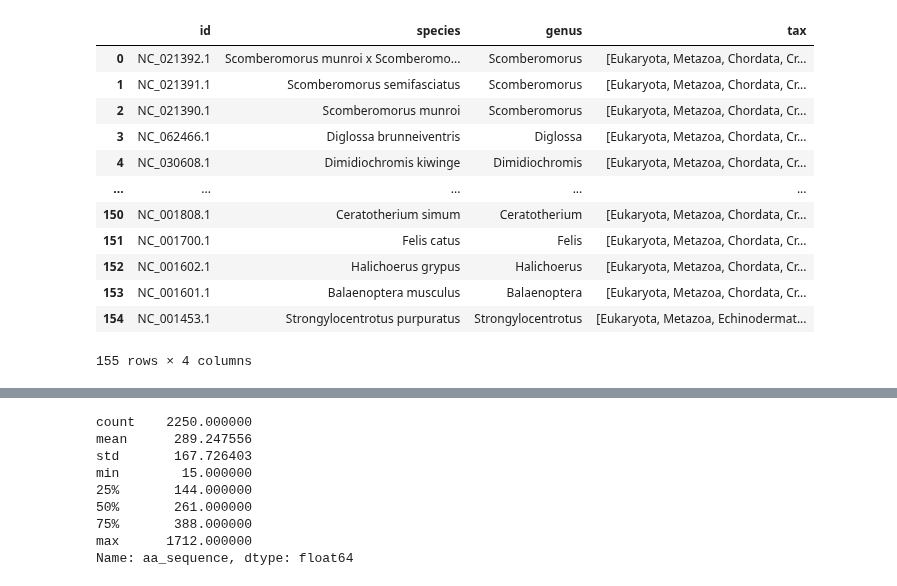
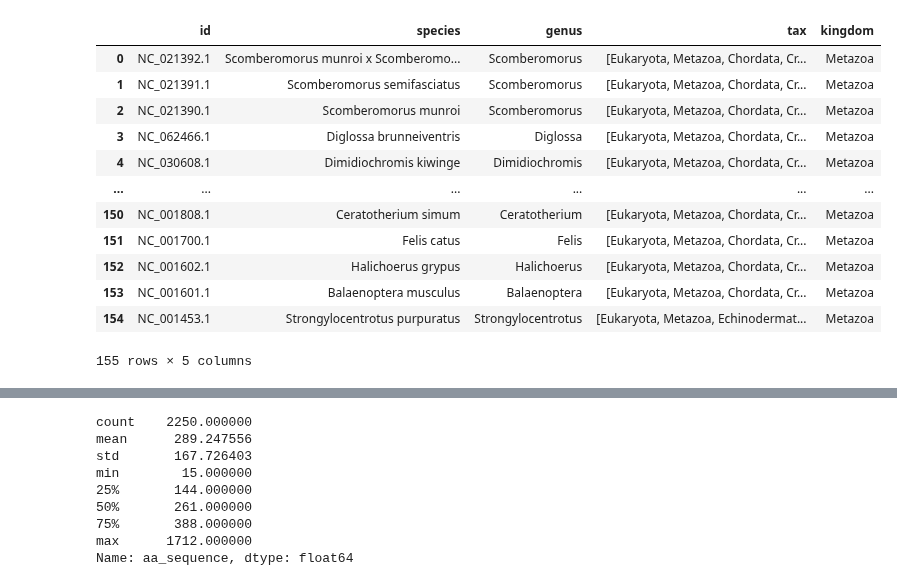
Before and after one commit to mitoclub/AminoAcidShift, a Jupyter notebook: gene_strand_forecast.ipynb, the cells around one changed output, grey strips where cells are left out. Cells and saved outputs as stored; diff of their text form; code cells hidden in the pictures.

```diff
--- a/gene_strand_forecast.ipynb
+++ b/gene_strand_forecast.ipynb
@@ -51,18 +51,19 @@ df_cds.head()
 | 4 | NC_021392.1 | Scomberomorus munroi x Scomberomo... | Scomberomorus | [Eukaryota, Metazoa, Chordata, Cr... | COX2 | + | ATGGCCCATCCCACACAACTAGGATTTCAAGAT... | MAHPTQLGFQDAASPVMEELLHFHDHALMIVFL... |
 # %%
 df_species = df_cds[['id', 'species', 'genus', 'tax']].drop_duplicates('id').reset_index(drop=True)
+df_species['kingdom'] = df_species['tax'].apply(lambda x: x[1] if len(x) > 1 else '')
 df_species
 # %% [output]
-|  | id | species | genus | tax |
-| 0 | NC_021392.1 | Scomberomorus munroi x Scomberomo... | Scomberomorus | [Eukaryota, Metazoa, Chordata, Cr... |
-| 1 | NC_021391.1 | Scomberomorus semifasciatus | Scomberomorus | [Eukaryota, Metazoa, Chordata, Cr... |
-| 2 | NC_021390.1 | Scomberomorus munroi | Scomberomorus | [Eukaryota, Metazoa, Chordata, Cr... |
-| 3 | NC_062466.1 | Diglossa brunneiventris | Diglossa | [Eukaryota, Metazoa, Chordata, Cr... |
-| 4 | NC_030608.1 | Dimidiochromis kiwinge | Dimidiochromis | [Eukaryota, Metazoa, Chordata, Cr... |
-| ... | ... | ... | ... | ... |
-| 150 | NC_001808.1 | Ceratotherium simum | Ceratotherium | [Eukaryota, Metazoa, Chordata, Cr... |
-| 151 | NC_001700.1 | Felis catus | Felis | [Eukaryota, Metazoa, Chordata, Cr... |
-| 152 | NC_001602.1 | Halichoerus grypus | Halichoerus | [Eukaryota, Metazoa, Chordata, Cr... |
-| 153 | NC_001601.1 | Balaenoptera musculus | Balaenoptera | [Eukaryota, Metazoa, Chordata, Cr... |
-| 154 | NC_001453.1 | Strongylocentrotus purpuratus | Strongylocentrotus | [Eukaryota, Metazoa, Echinodermat... |
+|  | id | species | genus | tax | kingdom |
+| 0 | NC_021392.1 | Scomberomorus munroi x Scomberomo... | Scomberomorus | [Eukaryota, Metazoa, Chordata, Cr... | Metazoa |
+| 1 | NC_021391.1 | Scomberomorus semifasciatus | Scomberomorus | [Eukaryota, Metazoa, Chordata, Cr... | Metazoa |
+| 2 | NC_021390.1 | Scomberomorus munroi | Scomberomorus | [Eukaryota, Metazoa, Chordata, Cr... | Metazoa |
+| 3 | NC_062466.1 | Diglossa brunneiventris | Diglossa | [Eukaryota, Metazoa, Chordata, Cr... | Metazoa |
+| 4 | NC_030608.1 | Dimidiochromis kiwinge | Dimidiochromis | [Eukaryota, Metazoa, Chordata, Cr... | Metazoa |
+| ... | ... | ... | ... | ... | ... |
+| 150 | NC_001808.1 | Ceratotherium simum | Ceratotherium | [Eukaryota, Metazoa, Chordata, Cr... | Metazoa |
+| 151 | NC_001700.1 | Felis catus | Felis | [Eukaryota, Metazoa, Chordata, Cr... | Metazoa |
+| 152 | NC_001602.1 | Halichoerus grypus | Halichoerus | [Eukaryota, Metazoa, Chordata, Cr... | Metazoa |
+| 153 | NC_001601.1 | Balaenoptera musculus | Balaenoptera | [Eukaryota, Metazoa, Chordata, Cr... | Metazoa |
+| 154 | NC_001453.1 | Strongylocentrotus purpuratus | Strongylocentrotus | [Eukaryota, Metazoa, Echinodermat... | Metazoa |
-155 rows × 4 columns
+155 rows × 5 columns
```
Also changed, not shown: parts of 16 cells of this notebook, 4 other files.
